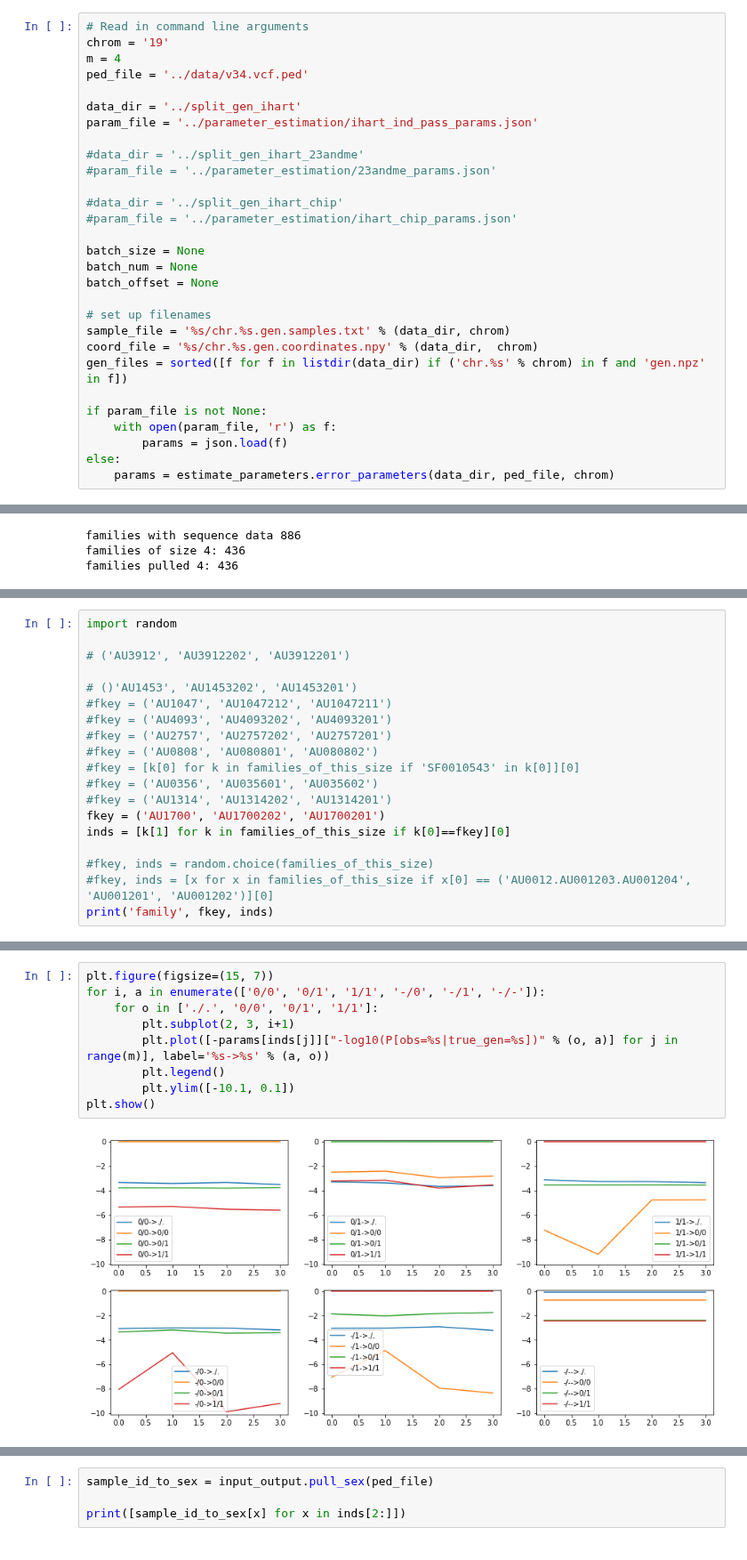
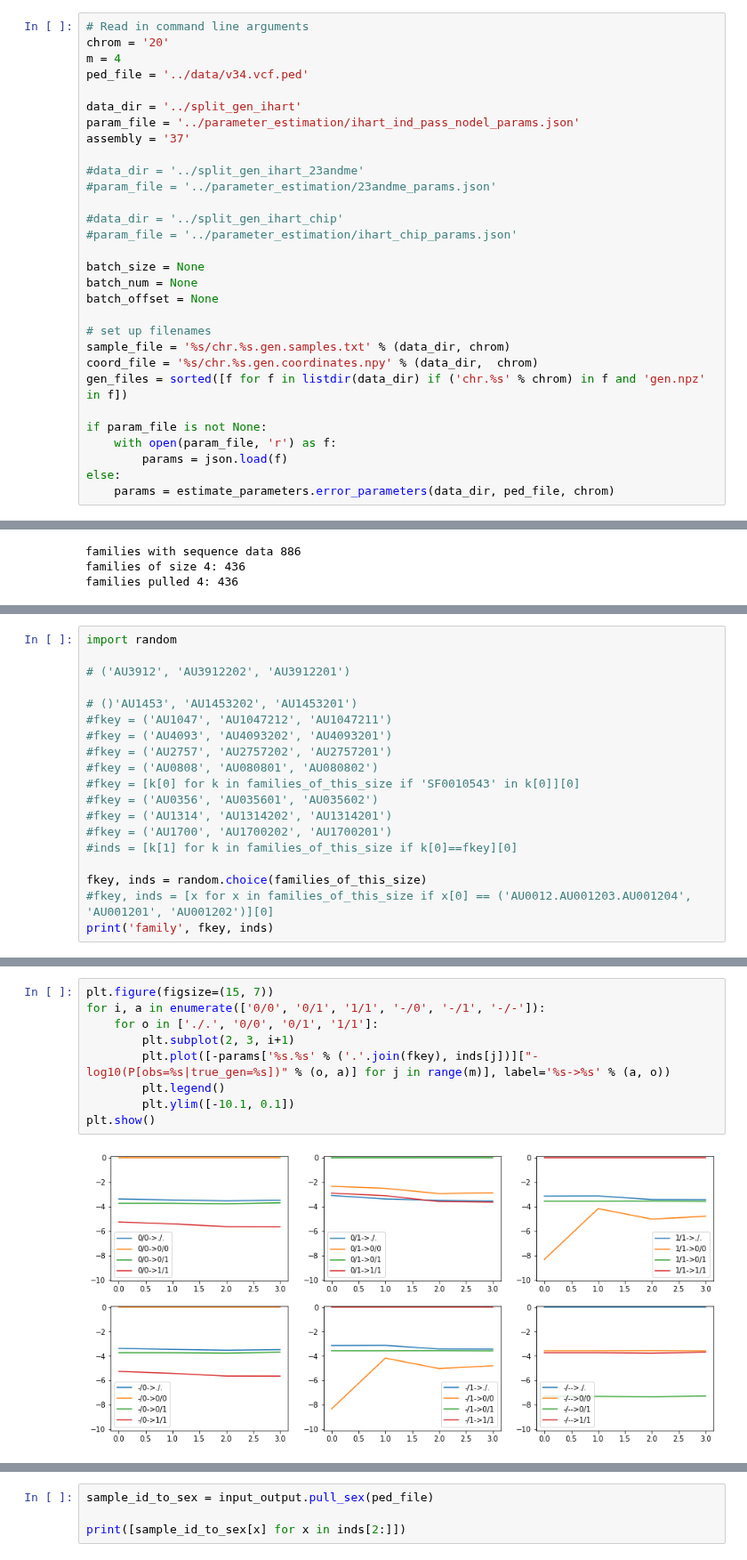
Before and after one commit to kpaskov/PhasingFamilies, a Jupyter notebook: phase/Untitled.ipynb, the cells around one changed output, grey strips where cells are left out. Shown at 89% size. Cells and saved outputs as stored; diff of their text form.

```diff
--- a/phase/Untitled.ipynb
+++ b/phase/Untitled.ipynb
@@ -23,12 +23,13 @@ importlib.reload(viterbi)
 <module 'viterbi' from '/Users/kelley/Projects/PhasingFamilies/phase/viterbi.py'>
 # %%
 # Read in command line arguments
-chrom = '19'
+chrom = '20'
 m = 4
 ped_file = '../data/v34.vcf.ped'
 
 data_dir = '../split_gen_ihart'
-param_file = '../parameter_estimation/ihart_ind_pass_params.json'
+param_file = '../parameter_estimation/ihart_ind_pass_nodel_params.json'
+assembly = '37'
 
 #data_dir = '../split_gen_ihart_23andme'
 #param_file = '../parameter_estimation/23andme_params.json'
@@ -83,10 +85,10 @@ import random
 #fkey = [k[0] for k in families_of_this_size if 'SF0010543' in k[0]][0]
 #fkey = ('AU0356', 'AU035601', 'AU035602')
 #fkey = ('AU1314', 'AU1314202', 'AU1314201')
-fkey = ('AU1700', 'AU1700202', 'AU1700201')
-inds = [k[1] for k in families_of_this_size if k[0]==fkey][0]
+#fkey = ('AU1700', 'AU1700202', 'AU1700201')
+#inds = [k[1] for k in families_of_this_size if k[0]==fkey][0]
 
-#fkey, inds = random.choice(families_of_this_size)
+fkey, inds = random.choice(families_of_this_size)
 #fkey, inds = [x for x in families_of_this_size if x[0] == ('AU0012.AU001203.AU001204', 'AU001201', 'AU001202')][0]
 print('family', fkey, inds)
 # %% [output]
@@ -94,14 +96,14 @@ family ('AU1700', 'AU1700202', 'AU1700201') ['AU1700202', 'AU1700201', 'AU170030
 # %%
 plt.figure(figsize=(15, 7))
 for i, a in enumerate(['0/0', '0/1', '1/1', '-/0', '-/1', '-/-']):
     for o in ['./.', '0/0', '0/1', '1/1']:
         plt.subplot(2, 3, i+1)
-        plt.plot([-params[inds[j]]["-log10(P[obs=%s|true_gen=%s])" % (o, a)] for j in range(m)], label='%s->%s' % (a, o))
+        plt.plot([-params['%s.%s' % ('.'.join(fkey), inds[j])]["-log10(P[obs=%s|true_gen=%s])" % (o, a)] for j in range(m)], label='%s->%s' % (a, o))
         plt.legend()
         plt.ylim([-10.1, 0.1])
 plt.show()
 # %% [output]
-[figure, old version]
+[figure, new version]
 # %%
 importlib.reload(losses)
 import losses
```
Also changed, not shown: parts of 11 cells of this notebook, 8 other files.
